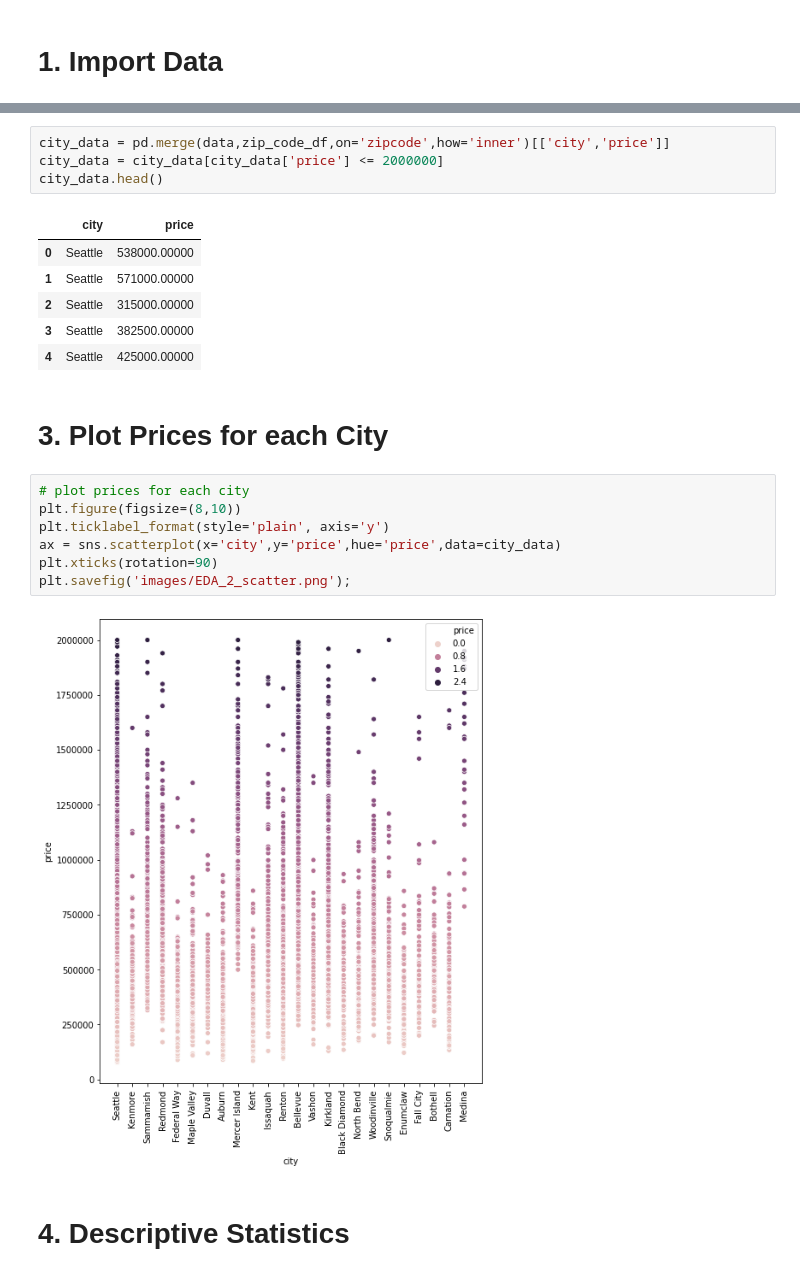
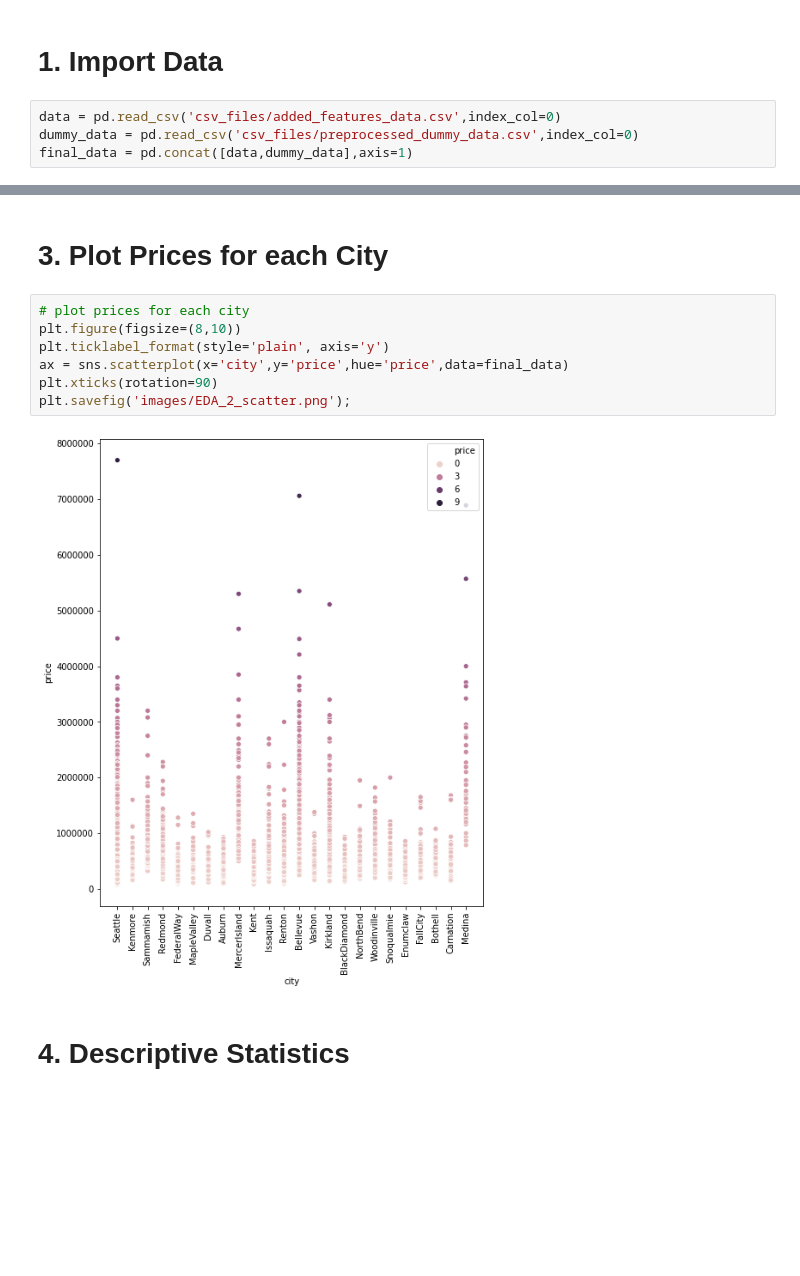
Before and after one commit to ttam37/dsc-mod-2-project-v2-1-onl01-dtsc-ft-052620, a Jupyter notebook: EDA Question 2.ipynb, the cells around one changed output, grey strips where cells are left out. Cells and saved outputs as stored; diff of their text form; blank space fills up the shorter version.

```diff
--- a/EDA Question 2.ipynb
+++ b/EDA Question 2.ipynb
@@ -11,3 +11,7 @@ import warnings
 warnings.filterwarnings('ignore')
 # %% [markdown]
 # 1. Import Data
+# %%
+data = pd.read_csv('csv_files/added_features_data.csv',index_col=0)
+dummy_data = pd.read_csv('csv_files/preprocessed_dummy_data.csv',index_col=0)
+final_data = pd.concat([data,dummy_data],axis=1)
@@ -44,25 +49,14 @@ zip_code_df.head()
-# %%
-city_data = pd.merge(data,zip_code_df,on='zipcode',how='inner')[['city','price']]
-city_data = city_data[city_data['price'] <= 2000000]
-city_data.head()
-# %% [output]
-|  | city | price |
-| 0 | Seattle | 538000.00000 |
-| 1 | Seattle | 571000.00000 |
-| 2 | Seattle | 315000.00000 |
-| 3 | Seattle | 382500.00000 |
-| 4 | Seattle | 425000.00000 |
 # %% [markdown]
 # 3. Plot Prices for each City
 # %%
 # plot prices for each city
 plt.figure(figsize=(8,10))
 plt.ticklabel_format(style='plain', axis='y')
-ax = sns.scatterplot(x='city',y='price',hue='price',data=city_data)
+ax = sns.scatterplot(x='city',y='price',hue='price',data=final_data)
 plt.xticks(rotation=90)
 plt.savefig('images/EDA_2_scatter.png');
 # %% [output]
-[figure, old version]
+[figure, new version]
 # %% [markdown]
 # 4. Descriptive Statistics
 # %%
```
Also changed, not shown: parts of 7 cells of this notebook, 20 other files.
